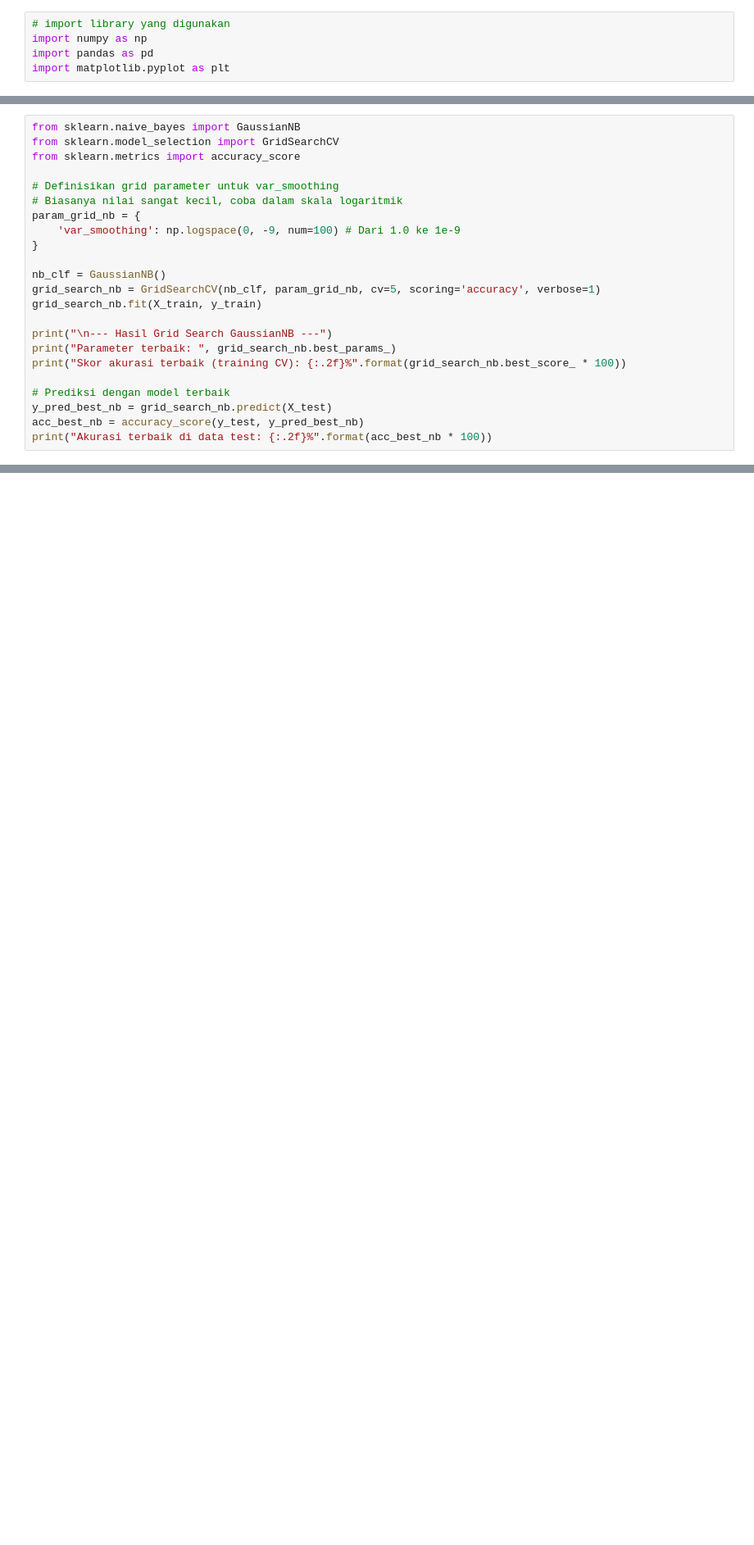
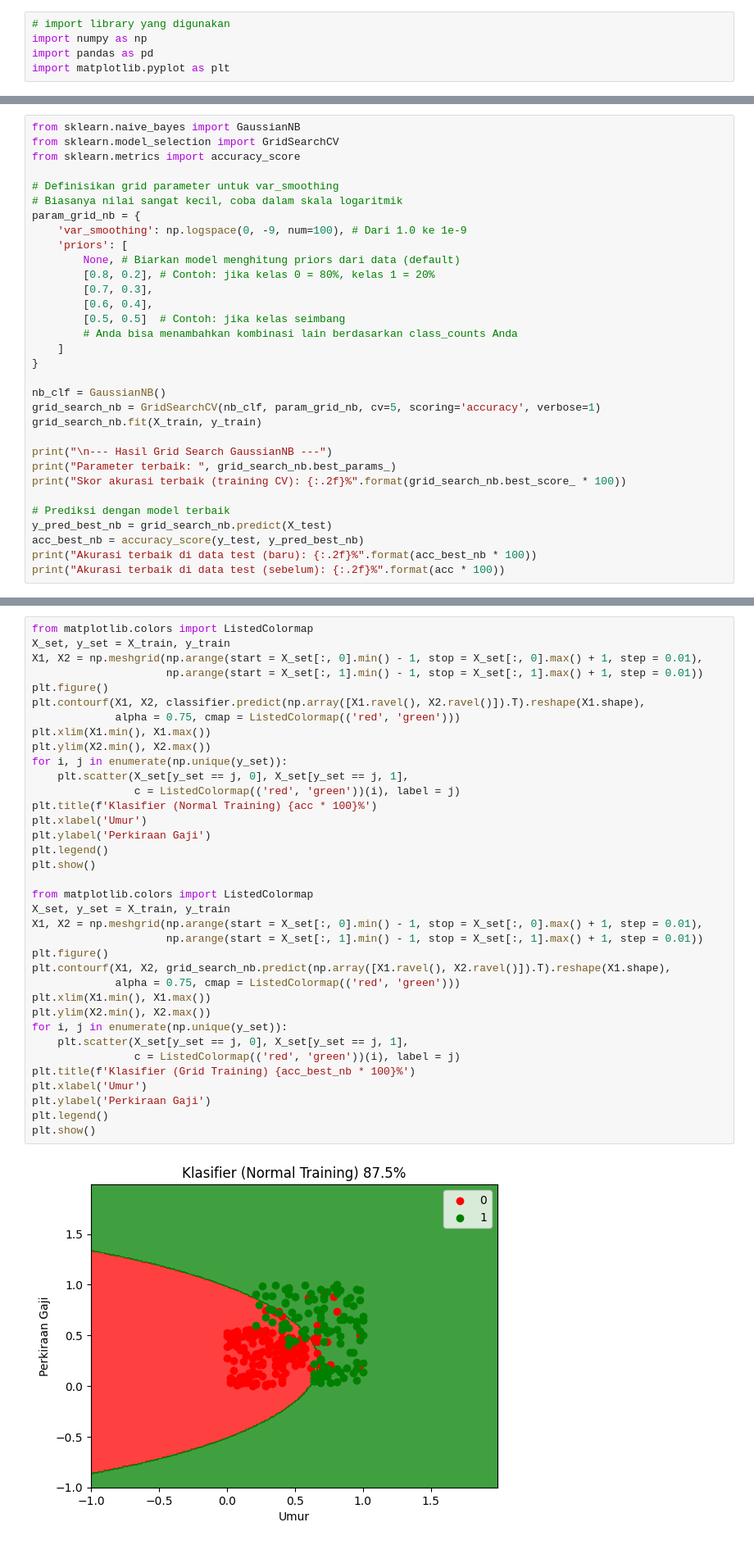
Before and after one commit to ImNotDanish05/2025_KC_TI-1A, a Jupyter notebook: P9_Jobsheet_Supervise Learning - SVM dan Naive Bayes.ipynb.ipynb, the cells around one changed output, grey strips where cells are left out. Shown at 82% size. Cells and saved outputs as stored; diff of their text form; blank space fills up the shorter version.

```diff
--- a/P9_Jobsheet_Supervise Learning - SVM dan Naive Bayes.ipynb.ipynb
+++ b/P9_Jobsheet_Supervise Learning - SVM dan Naive Bayes.ipynb.ipynb
@@ -392,7 +938,15 @@ from sklearn.metrics import accuracy_score
 # Definisikan grid parameter untuk var_smoothing
 # Biasanya nilai sangat kecil, coba dalam skala logaritmik
 param_grid_nb = {
-    'var_smoothing': np.logspace(0, -9, num=100) # Dari 1.0 ke 1e-9
+    'var_smoothing': np.logspace(0, -9, num=100), # Dari 1.0 ke 1e-9
+    'priors': [
+        None, # Biarkan model menghitung priors dari data (default)
+        [0.8, 0.2], # Contoh: jika kelas 0 = 80%, kelas 1 = 20%
+        [0.7, 0.3],
+        [0.6, 0.4],
+        [0.5, 0.5]  # Contoh: jika kelas seimbang
+        # Anda bisa menambahkan kombinasi lain berdasarkan class_counts Anda
+    ]
 }
 
 nb_clf = GaussianNB()
@@ -406,4 +960,5 @@ print("Skor akurasi terbaik (training CV): {:.2f}%".format(grid_search_nb.best_s
 # Prediksi dengan model terbaik
 y_pred_best_nb = grid_search_nb.predict(X_test)
 acc_best_nb = accuracy_score(y_test, y_pred_best_nb)
-print("Akurasi terbaik di data test: {:.2f}%".format(acc_best_nb * 100))
+print("Akurasi terbaik di data test (baru): {:.2f}%".format(acc_best_nb * 100))
+print("Akurasi terbaik di data test (sebelum): {:.2f}%".format(acc * 100))
@@ -409,0 +973,38 @@ print("Akurasi terbaik di data test: {:.2f}%".format(acc_best_nb * 100))
+# %%
+from matplotlib.colors import ListedColormap
+X_set, y_set = X_train, y_train
+X1, X2 = np.meshgrid(np.arange(start = X_set[:, 0].min() - 1, stop = X_set[:, 0].max() + 1, step = 0.01),
+                     np.arange(start = X_set[:, 1].min() - 1, stop = X_set[:, 1].max() + 1, step = 0.01))
+plt.figure()
+plt.contourf(X1, X2, classifier.predict(np.array([X1.ravel(), X2.ravel()]).T).reshape(X1.shape),
+             alpha = 0.75, cmap = ListedColormap(('red', 'green')))
+plt.xlim(X1.min(), X1.max())
+plt.ylim(X2.min(), X2.max())
+for i, j in enumerate(np.unique(y_set)):
+    plt.scatter(X_set[y_set == j, 0], X_set[y_set == j, 1],
+                c = ListedColormap(('red', 'green'))(i), label = j)
+plt.title(f'Klasifier (Normal Training) {acc * 100}%')
+plt.xlabel('Umur')
+plt.ylabel('Perkiraan Gaji')
+plt.legend()
+plt.show()
+
+from matplotlib.colors import ListedColormap
+X_set, y_set = X_train, y_train
+X1, X2 = np.meshgrid(np.arange(start = X_set[:, 0].min() - 1, stop = X_set[:, 0].max() + 1, step = 0.01),
+                     np.arange(start = X_set[:, 1].min() - 1, stop = X_set[:, 1].max() + 1, step = 0.01))
+plt.figure()
+plt.contourf(X1, X2, grid_search_nb.predict(np.array([X1.ravel(), X2.ravel()]).T).reshape(X1.shape),
+             alpha = 0.75, cmap = ListedColormap(('red', 'green')))
+plt.xlim(X1.min(), X1.max())
+plt.ylim(X2.min(), X2.max())
+for i, j in enumerate(np.unique(y_set)):
+    plt.scatter(X_set[y_set == j, 0], X_set[y_set == j, 1],
+                c = ListedColormap(('red', 'green'))(i), label = j)
+plt.title(f'Klasifier (Grid Training) {acc_best_nb * 100}%')
+plt.xlabel('Umur')
+plt.ylabel('Perkiraan Gaji')
+plt.legend()
+plt.show()
+# %% [output]
+[figure, added]
```
Also changed, not shown: parts of 25 cells of this notebook.
